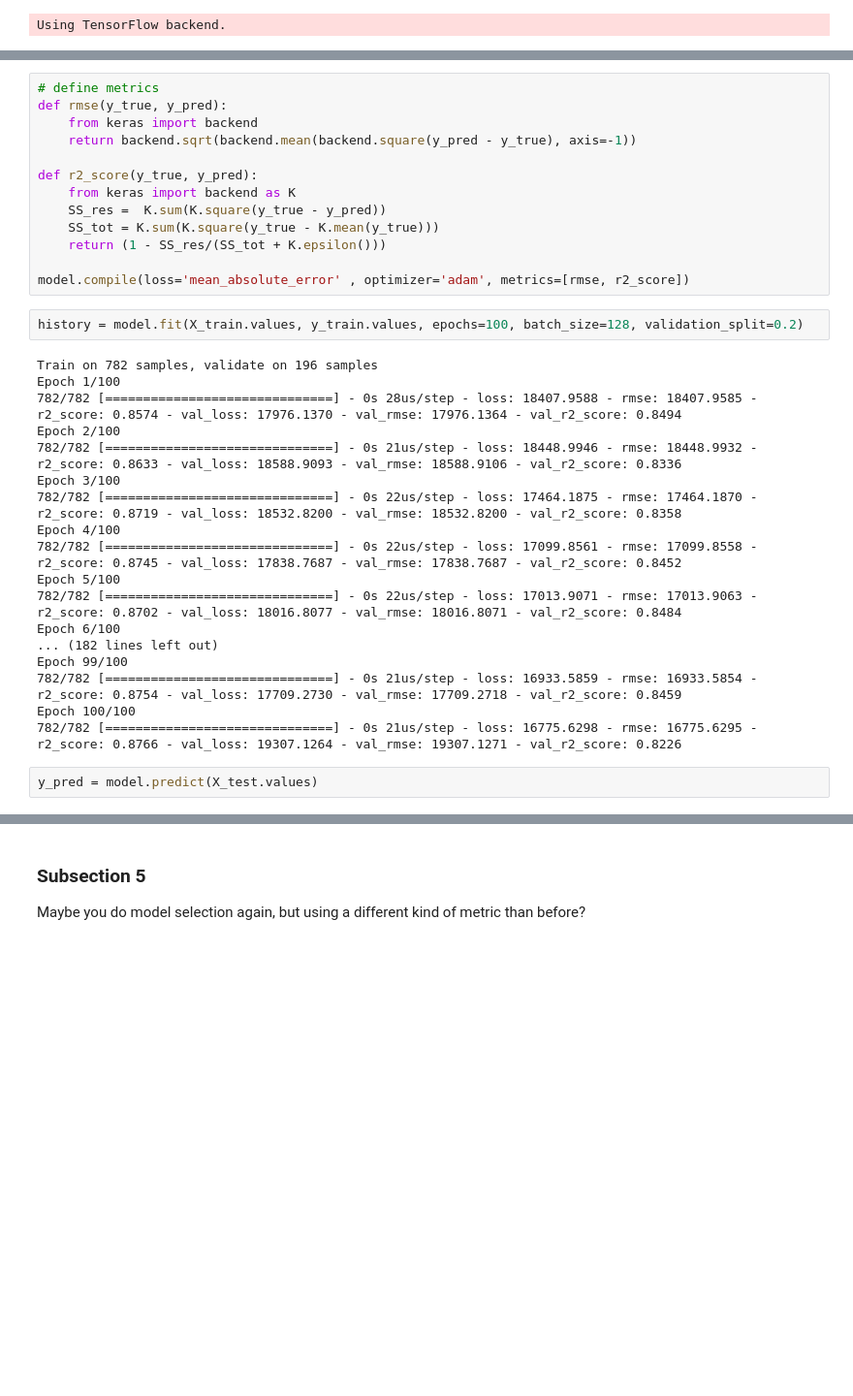
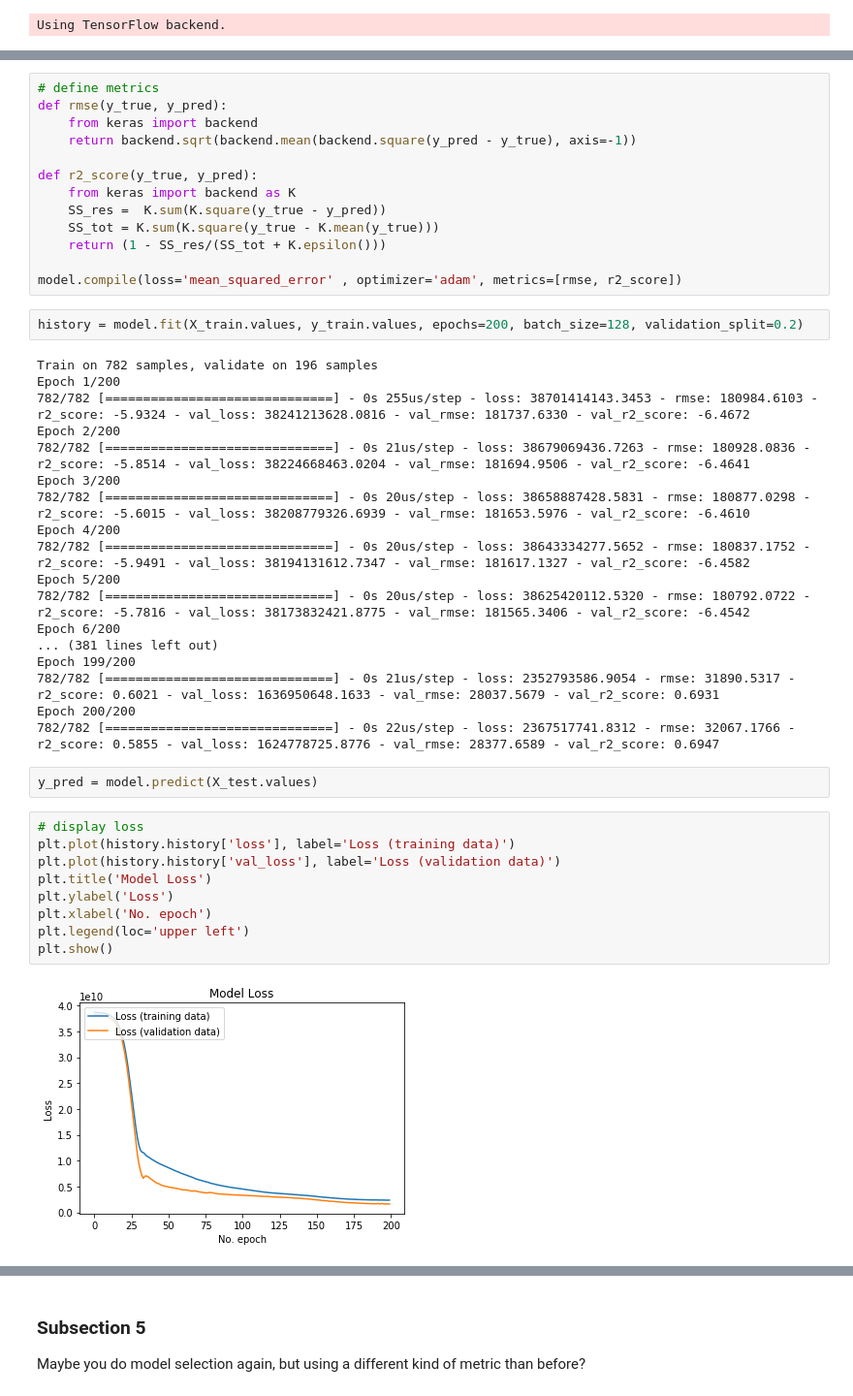
Before and after one commit to COGS118A/Group047-Sp22, a Jupyter notebook: FinalProject_group047.ipynb, the cells around one changed output, grey strips where cells are left out. Shown at 97% size. Saved outputs shown, nothing was run; the diff lists cells and outputs as text; blank space fills up the shorter version.

```diff
--- a/FinalProject_group047.ipynb
+++ b/FinalProject_group047.ipynb
@@ -418,27 +418,38 @@ def r2_score(y_true, y_pred):
     SS_tot = K.sum(K.square(y_true - K.mean(y_true)))
     return (1 - SS_res/(SS_tot + K.epsilon()))
 
-model.compile(loss='mean_absolute_error' , optimizer='adam', metrics=[rmse, r2_score])
+model.compile(loss='mean_squared_error' , optimizer='adam', metrics=[rmse, r2_score])
 # %%
-history = model.fit(X_train.values, y_train.values, epochs=100, batch_size=128, validation_split=0.2)
+history = model.fit(X_train.values, y_train.values, epochs=200, batch_size=128, validation_split=0.2)
 # %% [output]
 Train on 782 samples, validate on 196 samples
-Epoch 1/100
-782/782 [==============================] - 0s 28us/step - loss: 18407.9588 - rmse: 18407.9585 - r2_score: 0.8574 - val_loss: 17976.1370 - val_rmse: 17976.1364 - val_r2_score: 0.8494
-Epoch 2/100
-782/782 [==============================] - 0s 21us/step - loss: 18448.9946 - rmse: 18448.9932 - r2_score: 0.8633 - val_loss: 18588.9093 - val_rmse: 18588.9106 - val_r2_score: 0.8336
-Epoch 3/100
-782/782 [==============================] - 0s 22us/step - loss: 17464.1875 - rmse: 17464.1870 - r2_score: 0.8719 - val_loss: 18532.8200 - val_rmse: 18532.8200 - val_r2_score: 0.8358
-Epoch 4/100
-782/782 [==============================] - 0s 22us/step - loss: 17099.8561 - rmse: 17099.8558 - r2_score: 0.8745 - val_loss: 17838.7687 - val_rmse: 17838.7687 - val_r2_score: 0.8452
-Epoch 5/100
-782/782 [==============================] - 0s 22us/step - loss: 17013.9071 - rmse: 17013.9063 - r2_score: 0.8702 - val_loss: 18016.8077 - val_rmse: 18016.8071 - val_r2_score: 0.8484
-Epoch 6/100
-... (182 lines left out)
-Epoch 99/100
-782/782 [==============================] - 0s 21us/step - loss: 16933.5859 - rmse: 16933.5854 - r2_score: 0.8754 - val_loss: 17709.2730 - val_rmse: 17709.2718 - val_r2_score: 0.8459
-Epoch 100/100
-782/782 [==============================] - 0s 21us/step - loss: 16775.6298 - rmse: 16775.6295 - r2_score: 0.8766 - val_loss: 19307.1264 - val_rmse: 19307.1271 - val_r2_score: 0.8226
+Epoch 1/200
+782/782 [==============================] - 0s 255us/step - loss: 38701414143.3453 - rmse: 180984.6103 - r2_score: -5.9324 - val_loss: 38241213628.0816 - val_rmse: 181737.6330 - val_r2_score: -6.4672
+Epoch 2/200
+782/782 [==============================] - 0s 21us/step - loss: 38679069436.7263 - rmse: 180928.0836 - r2_score: -5.8514 - val_loss: 38224668463.0204 - val_rmse: 181694.9506 - val_r2_score: -6.4641
+Epoch 3/200
+782/782 [==============================] - 0s 20us/step - loss: 38658887428.5831 - rmse: 180877.0298 - r2_score: -5.6015 - val_loss: 38208779326.6939 - val_rmse: 181653.5976 - val_r2_score: -6.4610
+Epoch 4/200
+782/782 [==============================] - 0s 20us/step - loss: 38643334277.5652 - rmse: 180837.1752 - r2_score: -5.9491 - val_loss: 38194131612.7347 - val_rmse: 181617.1327 - val_r2_score: -6.4582
+Epoch 5/200
+782/782 [==============================] - 0s 20us/step - loss: 38625420112.5320 - rmse: 180792.0722 - r2_score: -5.7816 - val_loss: 38173832421.8775 - val_rmse: 181565.3406 - val_r2_score: -6.4542
+Epoch 6/200
+... (381 lines left out)
+Epoch 199/200
+782/782 [==============================] - 0s 21us/step - loss: 2352793586.9054 - rmse: 31890.5317 - r2_score: 0.6021 - val_loss: 1636950648.1633 - val_rmse: 28037.5679 - val_r2_score: 0.6931
+Epoch 200/200
+782/782 [==============================] - 0s 22us/step - loss: 2367517741.8312 - rmse: 32067.1766 - r2_score: 0.5855 - val_loss: 1624778725.8776 - val_rmse: 28377.6589 - val_r2_score: 0.6947
 # %%
 y_pred = model.predict(X_test.values)
+# %%
+# display loss
+plt.plot(history.history['loss'], label='Loss (training data)')
+plt.plot(history.history['val_loss'], label='Loss (validation data)')
+plt.title('Model Loss')
+plt.ylabel('Loss')
+plt.xlabel('No. epoch')
+plt.legend(loc='upper left')
+plt.show()
+# %% [output]
+[figure, added]
 # %%
```
Also changed, not shown: parts of 5 cells of this notebook.
